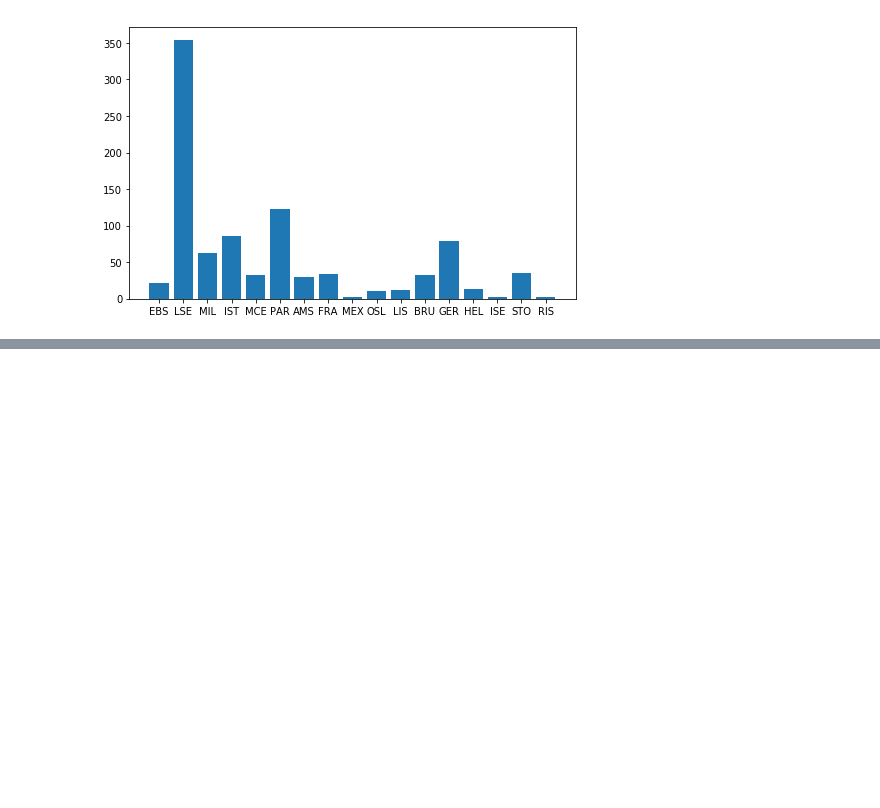
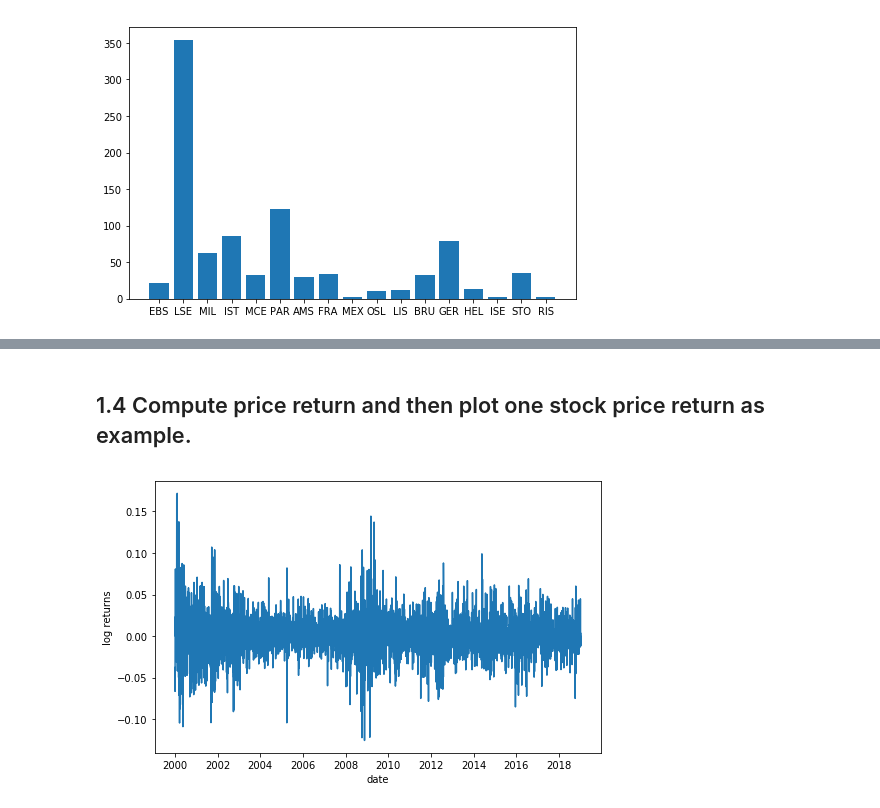
Before and after one commit to xiaohai12/sea-forest, a Jupyter notebook: project.ipynb, the cells around one changed output, grey strips where cells are left out. Drawn from its saved outputs; the diff is of its cells as text; code cells hidden in the pictures; blank space fills up the shorter version.

```diff
--- a/project.ipynb
+++ b/project.ipynb
@@ -305,2 +162,0 @@ def log_return(row):
-# %%
-log_return = np.log(cleaned_clo_data).diff()
@@ -358,0 +165,5 @@ plt.show()
+# %%
+price_data = cleaned_clo_data.fillna(method='ffill')
+price_data = price_data.dropna(axis=1)
+
+price_data
@@ -358,0 +189,16 @@ plt.show()
+# %% [markdown]
+## 1.4 Compute price return and then plot one stock price return as example.
+# %%
+def log_return(row):
+    r = np.log(row).diff()
+    return r
+
+log_return = np.log(price_data).diff()
+
+fig,ax = plt.subplots(figsize=(8,5))
+plt.plot(log_return.iloc[:,1]) # plot the stock called 'CIR.MI'
+ax.set_xlabel('date')
+ax.set_ylabel('log returns')
+fig.savefig('figure/log_returns_for_CIR_MI.jpg')
+# %% [output]
+[figure, added]
```
Also changed, not shown: parts of 66 cells of this notebook, 4 other files.
